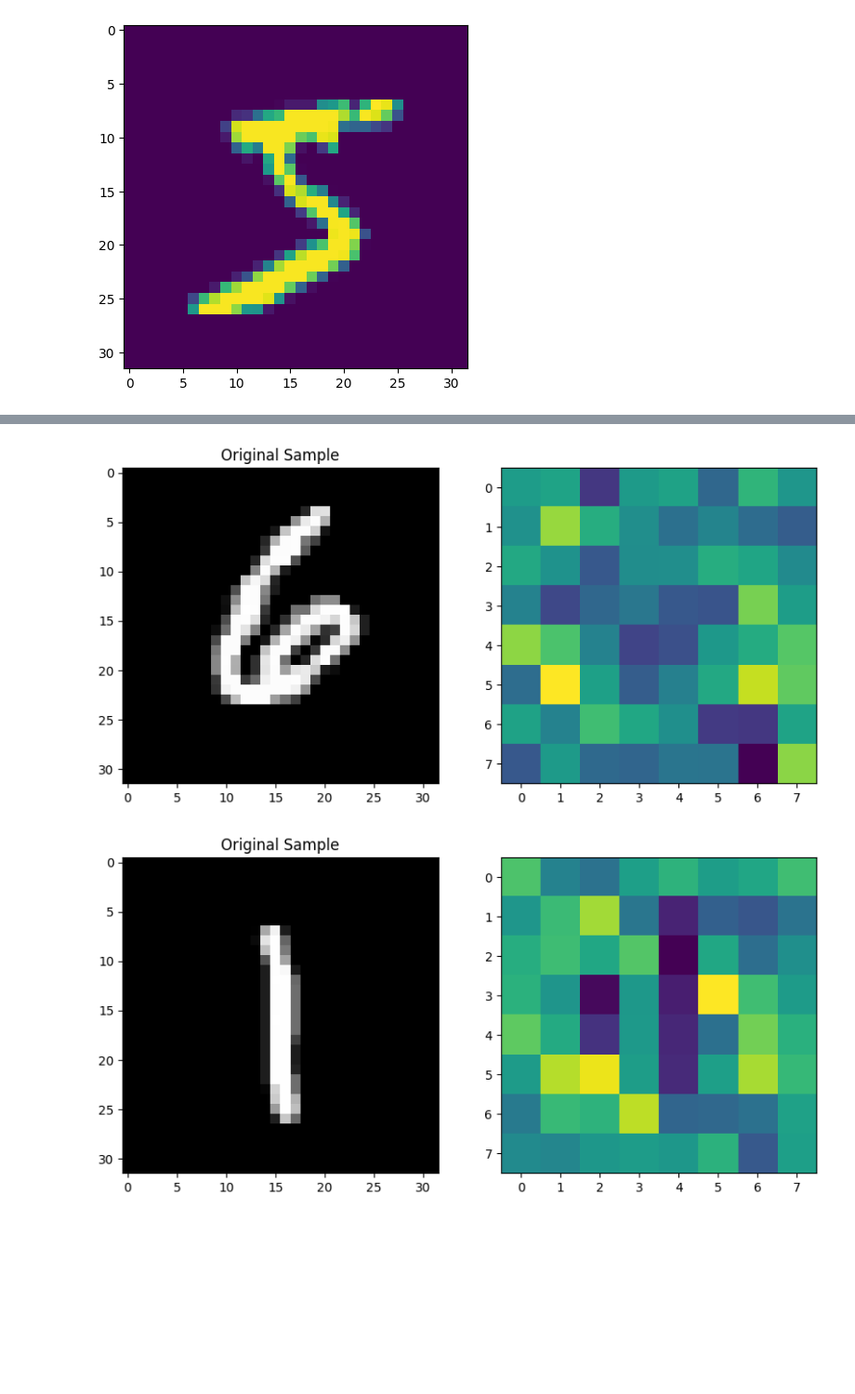
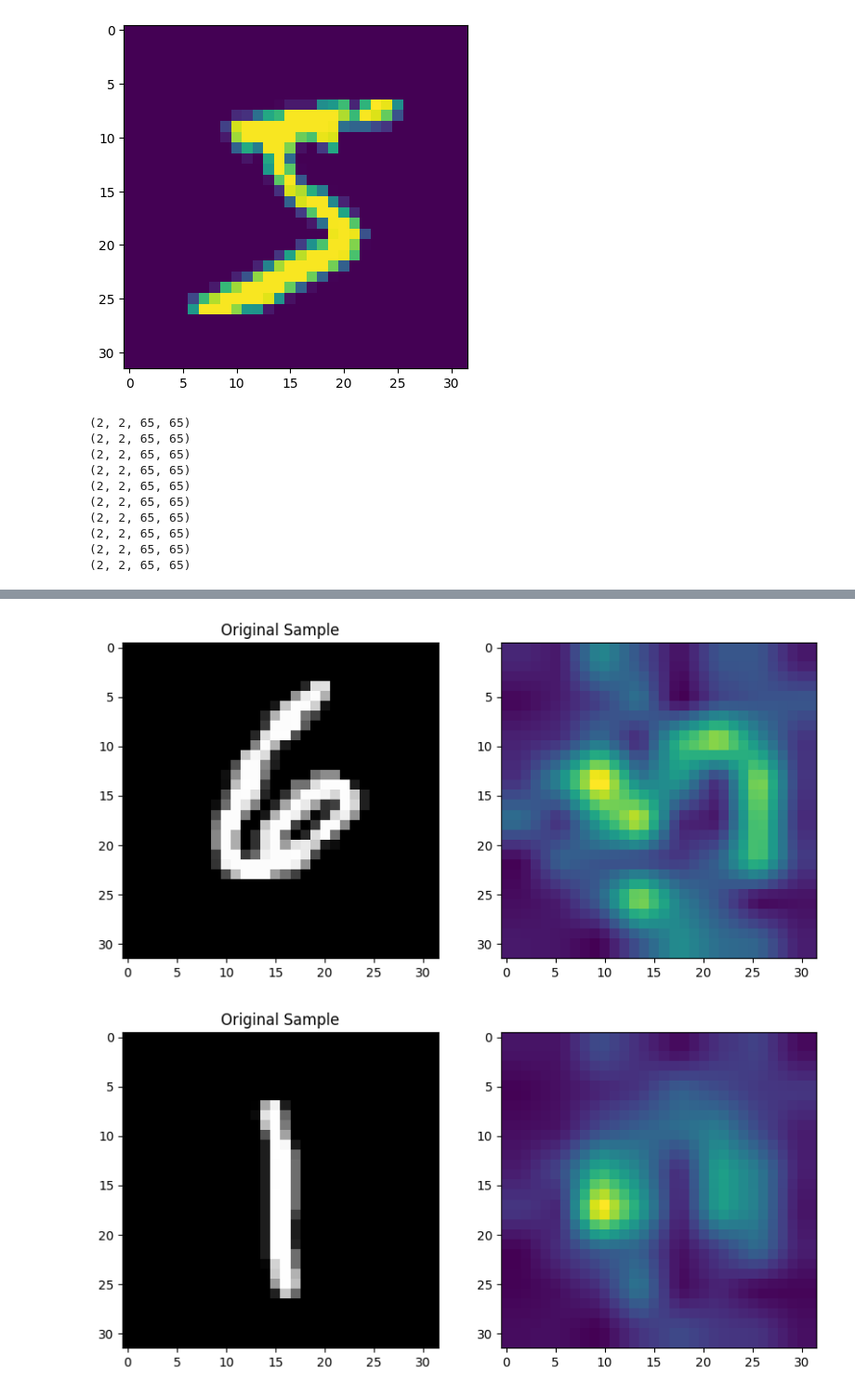
Before and after one commit to Lord225/explain-rl, a Jupyter notebook: analize-vits.ipynb, the cells around one changed output, grey strips where cells are left out. Shown at 93% size. Saved outputs shown, nothing was run; the diff lists cells and outputs as text; code cells hidden in the pictures; blank space fills up the shorter version.

```diff
--- a/analize-vits.ipynb
+++ b/analize-vits.ipynb
@@ -4,14 +4,15 @@ from tensorflow import keras
 import numpy as np
 # %%
 # import model vit_minst
-import vit_tests
+import vit_tests_2
 
 model: tf.keras.Model = tf.keras.models.load_model('./mints10',
                                                 custom_objects={
-                                                            'MLP': vit_tests.MLP,
-                                                            'PatchEncoder': vit_tests.PatchEncoder,
-                                                            'Patches': vit_tests.Patches,
-                                                            'VisionTransformer': vit_tests.VisionTransformer,
+                                                      'ClassToken': vit_tests_2.ClassToken,
+                                                      'AddPositionEmbs': vit_tests_2.AddPositionEmbs,
+                                                      'MultiHeadSelfAttention': vit_tests_2.MultiHeadSelfAttention,
+                                                      'TransformerBlock': vit_tests_2.TransformerBlock,
+                                                      'ViT': vit_tests_2.ViT,
                                                     }
                                                 ) # type: ignore
 
@@ -104,21 +110,28 @@ for i in range(5,15):
     plt.imshow(sample.reshape(32, 32, 1), cmap='gray')
     plt.title('Original Sample')
 
+    sample = sample / 255.0
+    sample = sample.astype('float32')
+    sample = sample.reshape(32, 32, 1)
+
     # Second plot: Attention map
-    attentions = model.compute_attention_map(sample).numpy()
-    attentions = np.squeeze(attentions)
-    # (16, 64, 64) (heads, patches, emb_dim)
-    # apply softmax to get probabilities for each patch
-    # attentions = tf.nn.softmax(attentions, axis=1)
-    attentions = np.mean(attentions, axis=0)
-    attentions = np.mean(attentions, axis=0)
-    attentions = np.mean(attentions, axis=0)
+    attentions = vit_tests_2.attention_map(model, sample)
 
     # apply softmax to get probabilities for each patch
 
     plt.subplot(1, 2, 2)
-    plt.imshow(attentions.reshape(8, 8))
+    plt.imshow(attentions)
 
 
 plt.show()
 # %% [output]
+(2, 2, 65, 65)
+(2, 2, 65, 65)
+(2, 2, 65, 65)
+(2, 2, 65, 65)
+(2, 2, 65, 65)
+(2, 2, 65, 65)
+(2, 2, 65, 65)
+(2, 2, 65, 65)
+(2, 2, 65, 65)
+(2, 2, 65, 65)
@@ -133,2 +146,2 @@ plt.show()
-[figure, old version]
+[figure, new version]
-[figure, old version]
+[figure, new version]
```
Also changed, not shown: parts of 5 cells of this notebook, 6 other files.
